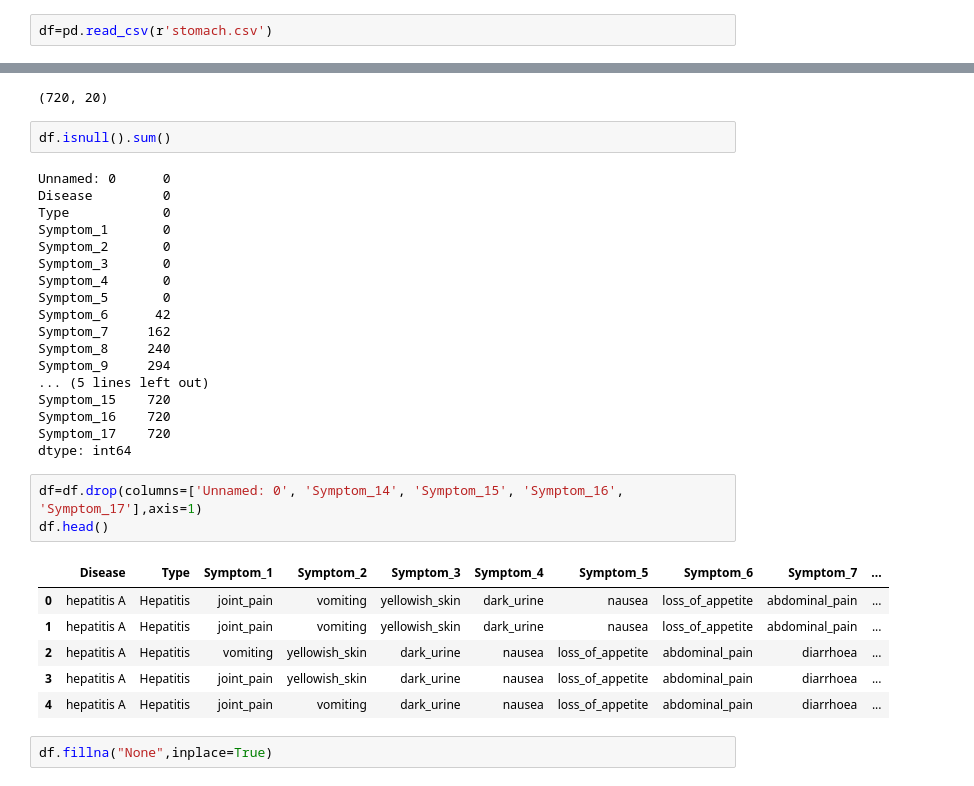
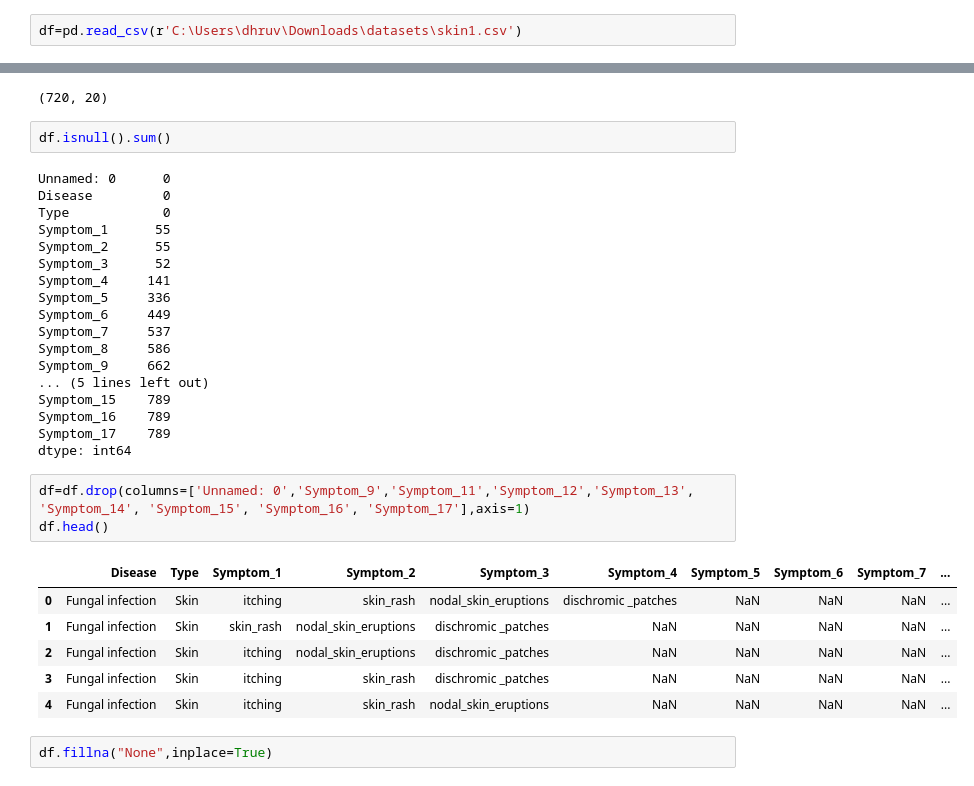
Before and after one commit to Dhruva-K/EDAI, a Jupyter notebook: notebooks/edai_stomach.ipynb, the cells around one changed output, grey strips where cells are left out. Cells and saved outputs as stored; diff of their text form.

```diff
--- a/edai_stomach.ipynb
+++ b/notebooks/edai_stomach.ipynb
@@ -4,7 +4,7 @@ import numpy as np
 import matplotlib.pyplot as plt
 import seaborn as sns
 # %%
-df=pd.read_csv(r'stomach.csv')
+df=pd.read_csv(r'C:\Users\dhruv\Downloads\datasets\skin1.csv')
 # %%
 df.head()
 # %% [output]
@@ -29,30 +29,30 @@ df.isnull().sum()
 Unnamed: 0      0
 Disease         0
 Type            0
-Symptom_1       0
-Symptom_2       0
-Symptom_3       0
-Symptom_4       0
-Symptom_5       0
-Symptom_6      42
-Symptom_7     162
-Symptom_8     240
-Symptom_9     294
+Symptom_1      55
+Symptom_2      55
+Symptom_3      52
+Symptom_4     141
+Symptom_5     336
+Symptom_6     449
+Symptom_7     537
+Symptom_8     586
+Symptom_9     662
 ... (5 lines left out)
-Symptom_15    720
-Symptom_16    720
-Symptom_17    720
+Symptom_15    789
+Symptom_16    789
+Symptom_17    789
 dtype: int64
 # %%
-df=df.drop(columns=['Unnamed: 0', 'Symptom_14', 'Symptom_15', 'Symptom_16', 'Symptom_17'],axis=1)
+df=df.drop(columns=['Unnamed: 0','Symptom_9','Symptom_11','Symptom_12','Symptom_13', 'Symptom_14', 'Symptom_15', 'Symptom_16', 'Symptom_17'],axis=1)
 df.head()
 # %% [output]
 |  | Disease | Type | Symptom_1 | Symptom_2 | Symptom_3 | Symptom_4 | Symptom_5 | Symptom_6 | Symptom_7 | ... |
-| 0 | hepatitis A | Hepatitis | joint_pain | vomiting | yellowish_skin | dark_urine | nausea | loss_of_appetite | abdominal_pain | ... |
-| 1 | hepatitis A | Hepatitis | joint_pain | vomiting | yellowish_skin | dark_urine | nausea | loss_of_appetite | abdominal_pain | ... |
-| 2 | hepatitis A | Hepatitis | vomiting | yellowish_skin | dark_urine | nausea | loss_of_appetite | abdominal_pain | diarrhoea | ... |
-| 3 | hepatitis A | Hepatitis | joint_pain | yellowish_skin | dark_urine | nausea | loss_of_appetite | abdominal_pain | diarrhoea | ... |
-| 4 | hepatitis A | Hepatitis | joint_pain | vomiting | dark_urine | nausea | loss_of_appetite | abdominal_pain | diarrhoea | ... |
+| 0 | Fungal infection | Skin | itching | skin_rash | nodal_skin_eruptions | dischromic _patches | NaN | NaN | NaN | ... |
+| 1 | Fungal infection | Skin | skin_rash | nodal_skin_eruptions | dischromic _patches | NaN | NaN | NaN | NaN | ... |
+| 2 | Fungal infection | Skin | itching | nodal_skin_eruptions | dischromic _patches | NaN | NaN | NaN | NaN | ... |
+| 3 | Fungal infection | Skin | itching | skin_rash | dischromic _patches | NaN | NaN | NaN | NaN | ... |
+| 4 | Fungal infection | Skin | itching | skin_rash | nodal_skin_eruptions | NaN | NaN | NaN | NaN | ... |
 # %%
 df.fillna("None",inplace=True)
 # %%
```
Also changed, not shown: parts of 5 cells of this notebook, 10 other files.
